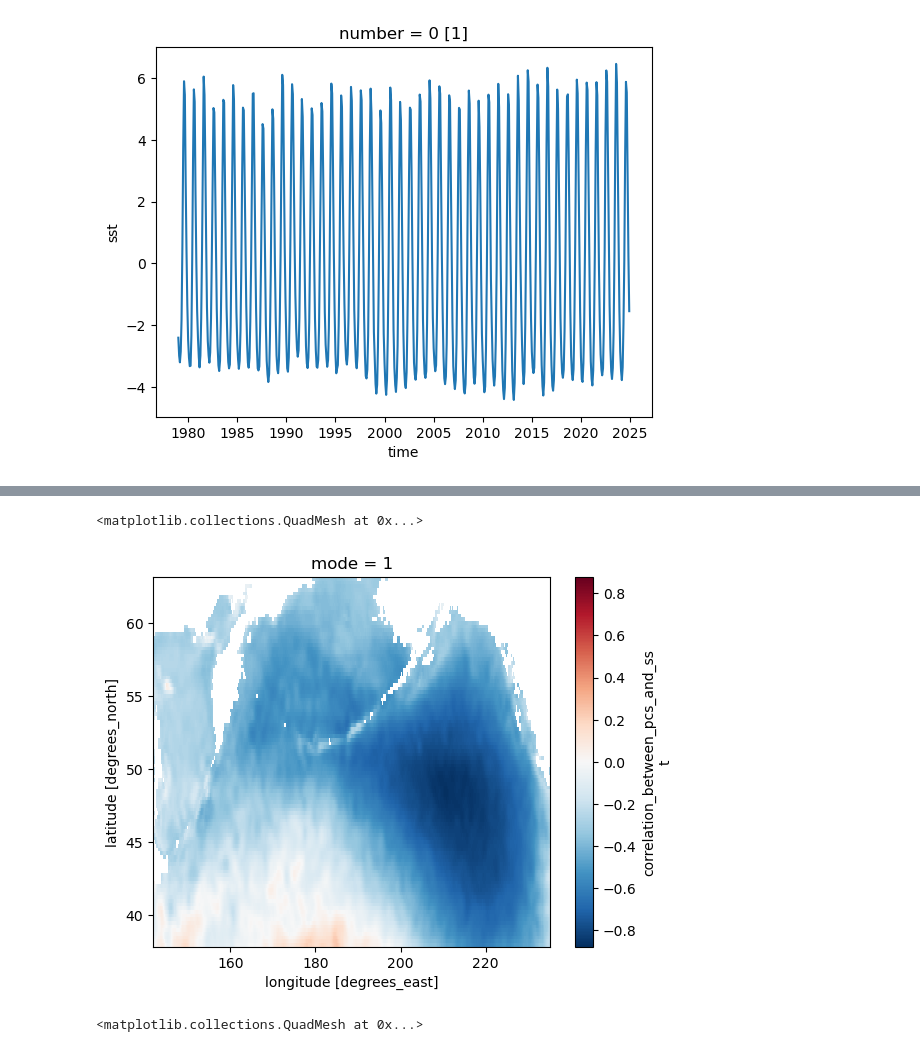
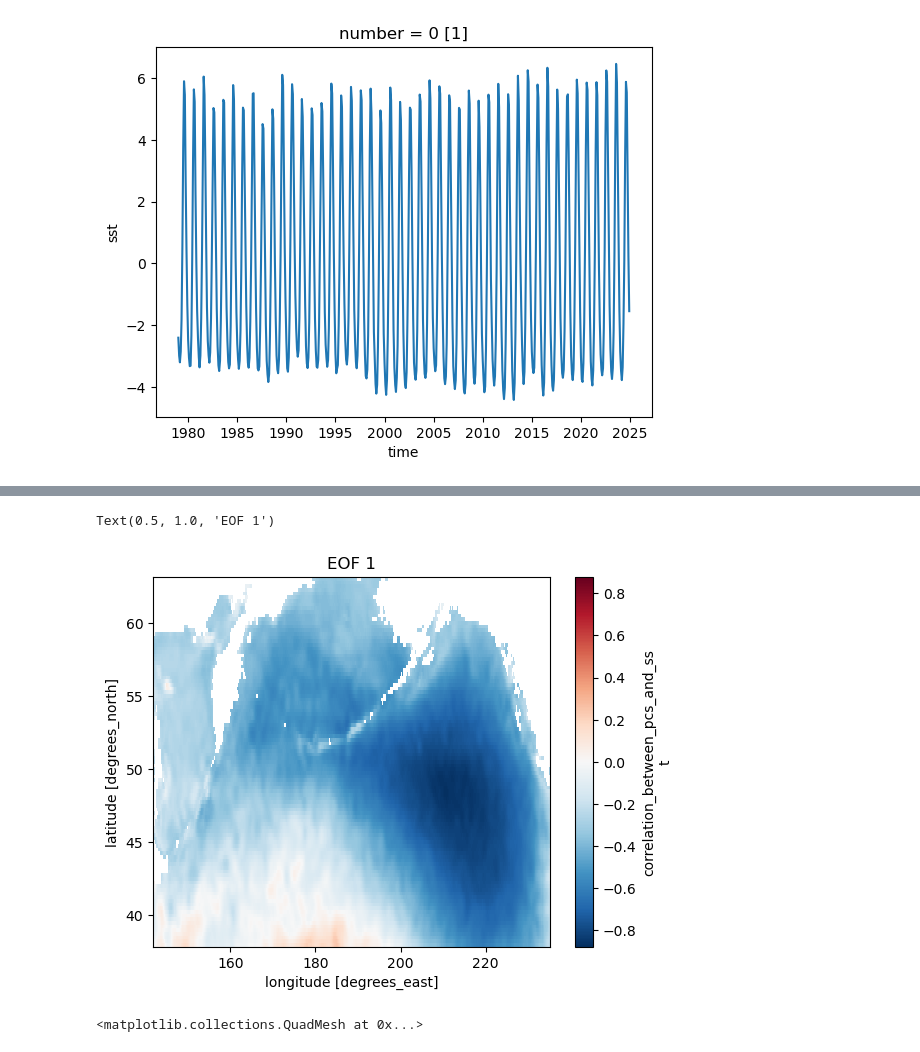
Before and after one commit to ptrierweiler/ATMS-523-Module-8, a Jupyter notebook: trierweiler_project.ipynb, the cells around one changed output, grey strips where cells are left out. Saved outputs shown, nothing was run; the diff lists cells and outputs as text; code cells hidden in the pictures.

```diff
--- a/trierweiler_project.ipynb
+++ b/trierweiler_project.ipynb
@@ -183,10 +186,11 @@ pc1 = solver.pcs(npcs=10, pcscaling=1)
 # %%
 # plotting the first EOF
 eof_1 = eof[1]
 eof_1.plot()
+plt.title("EOF 1")
 # %% [output]
-<matplotlib.collections.QuadMesh at 0x...>
+Text(0.5, 1.0, 'EOF 1')
-[figure, old version]
+[figure, new version]
 # %%
 # plotting the second EOF
 eof_2 = eof[2]
```
Also changed, not shown: parts of 11 cells of this notebook.
